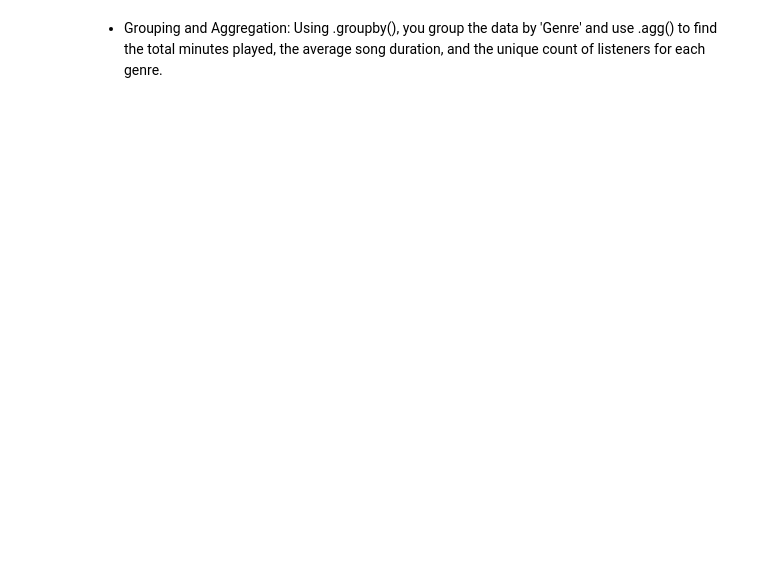
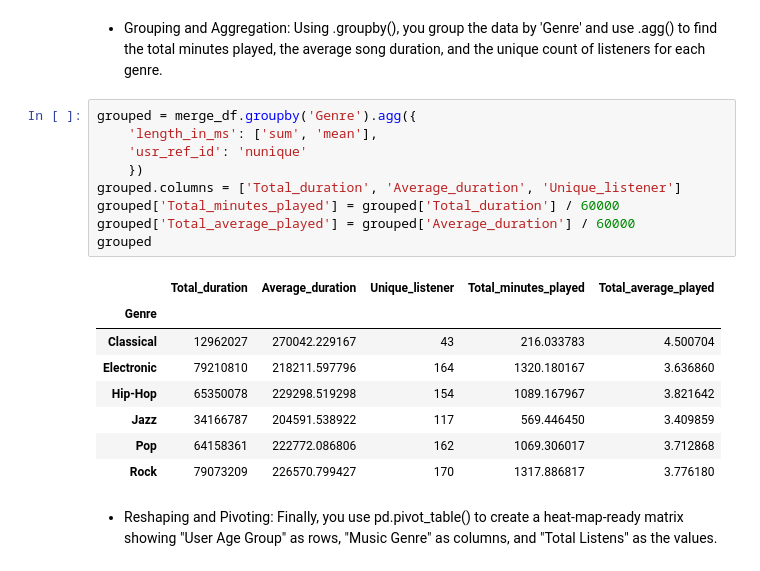
Before and after one commit to Johnnn-789/Music-Streaming, a Jupyter notebook: Music Streaming Habits Analyzer.ipynb, the cells around one changed output. Drawn from its saved outputs; the diff is of its cells as text; blank space fills up the shorter version.

```diff
--- a/Music Streaming Habits Analyzer.ipynb
+++ b/Music Streaming Habits Analyzer.ipynb
@@ -206,2 +195,22 @@ Name: time_of_day, Length: 1500, dtype: object
 # %% [markdown]
 * Grouping and Aggregation: Using .groupby(), you group the data by 'Genre' and use .agg() to find the total minutes played, the average song duration, and the unique count of listeners for each genre.
+# %%
+grouped = merge_df.groupby('Genre').agg({
+    'length_in_ms': ['sum', 'mean'],
+    'usr_ref_id': 'nunique'
+    })
+grouped.columns = ['Total_duration', 'Average_duration', 'Unique_listener']
+grouped['Total_minutes_played'] = grouped['Total_duration'] / 60000
+grouped['Total_average_played'] = grouped['Average_duration'] / 60000
+grouped
+# %% [output]
+|  | Total_duration | Average_duration | Unique_listener | Total_minutes_played | Total_average_played |
+| Genre |  |  |  |  |  |
+| Classical | 12962027 | 270042.229167 | 43 | 216.033783 | 4.500704 |
+| Electronic | 79210810 | 218211.597796 | 164 | 1320.180167 | 3.636860 |
+| Hip-Hop | 65350078 | 229298.519298 | 154 | 1089.167967 | 3.821642 |
+| Jazz | 34166787 | 204591.538922 | 117 | 569.446450 | 3.409859 |
+| Pop | 64158361 | 222772.086806 | 162 | 1069.306017 | 3.712868 |
+| Rock | 79073209 | 226570.799427 | 170 | 1317.886817 | 3.776180 |
+# %% [markdown]
+* Reshaping and Pivoting: Finally, you use pd.pivot_table() to create a heat-map-ready matrix showing "User Age Group" as rows, "Music Genre" as columns, and "Total Listens" as the values.
```
Also changed, not shown: parts of 4 cells of this notebook.
